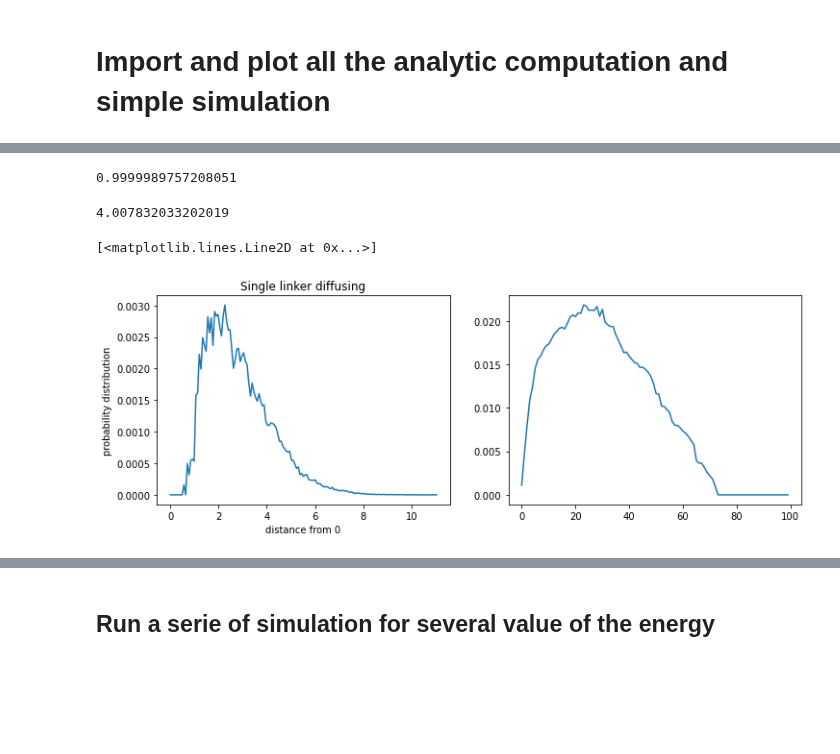
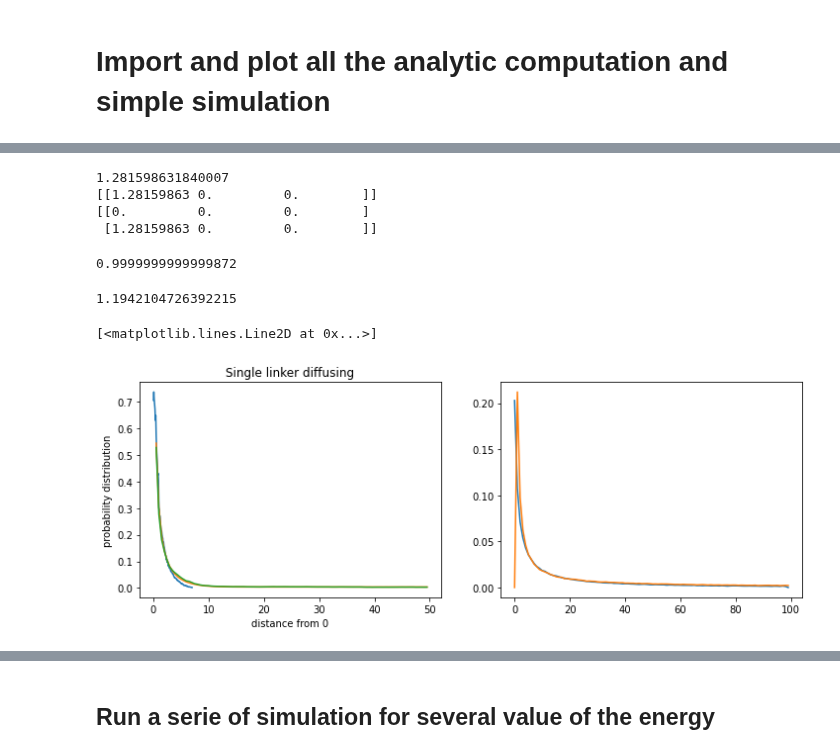
Before and after one commit to HugoLeRoy94/Aging_Condensate, a Jupyter notebook: Fixed_number_of_linkers/From_analytic_to_Gillespie.ipynb, the cells around one changed output, grey strips where cells are left out. Saved outputs shown, nothing was run; the diff lists cells and outputs as text; code cells hidden in the pictures; blank space fills up the shorter version.

```diff
--- a/Fixed_number_of_linkers/From_analytic_to_Gillespie.ipynb
+++ b/Fixed_number_of_linkers/From_analytic_to_Gillespie.ipynb
@@ -24,7 +24,7 @@ L = 100
 Eb = -10.
 kdiff = 0.000207352
 size = 100
-dangling = False
+dangling = True
 # %%
 # Look at the dangling and loop probability distribution of meeting :
 X0,Pmeet_dangling = SSSMatrix.PmeetArray(R,L,size,dangling = True)
@@ -76,5 +74,5 @@ the average distance for a dangling bond : d = 23.30702969866215
 # %%
-Sys = backend.System(ell_tot=L,rho0=0.,BindingEnergy=-100.,kdiff=kdiff*5,seed = np.random.randint(0,1000000),Nlinker=5)
+Sys = backend.System(ell_tot=L,rho0=0.,BindingEnergy=Eb,kdiff=kdiff*5,seed = np.random.randint(0,1000000),Nlinker=2,dimension=1)
 Sys.Plot3DSystem()
 print([np.linalg.norm(r) for r in Sys.get_r()])
 # %% [output]
@@ -89,21 +87,31 @@ print(Sim.move)
+# %%
+print(Sim.average_distance(Sys.get_r()))
+print(Sys.get_r()[np.argwhere([np.any((Sys.get_r()-np.array([0.,0.,0.]))!=0, axis=1)])[:,1]])
+print(Sys.get_r())
+# %% [output]
+1.281598631840007
+[[1.28159863 0.         0.        ]]
+[[0.         0.         0.        ]
+ [1.28159863 0.         0.        ]]
 # %%
-
 print(Sim.integrate_density(Sim.PR))
 #print(np.sum(Sim.PR*)*Sim.dr*4*np.arccos(-1))
 # %% [output]
-0.9999989757208051
+0.9999999999999872
 # %%
 print(Sim.Mean_distance)
 fig,ax = plt.subplots(ncols=2,figsize=(12,4))
 ax[0].plot(Sim.get_X(Sim.PR.shape[0]),Sim.PR)
 #ax[0].plot(X*R,PMatrix)
 ax[0].set_xlabel('distance from 0')
 ax[0].set_ylabel('probability distribution')
 ax[0].set_title('Single linker diffusing')
 ax[1].plot(np.linspace(0,Sim.System.ell_tot,Sim.L_size,endpoint=False),Sim.PL)
-#plt.yscale('log')
-#plt.savefig('single_linker_diffusion_10E7.svg',transparent=True,bbox_inches='tight')
+ax[0].plot(X*R,PMatrix)
+ax[0].plot(sssys.X(),sssys.PR)
+#ax[0].set_yscale('log')
+ax[1].plot(np.linspace(0.,sssys.L,sssys.N_L_points,endpoint=False),sssys.PL)
 # %% [output]
-4.007832033202019
+1.1942104726392215
 [<matplotlib.lines.Line2D at 0x...>]
-[figure, old version]
+[figure, new version]
```
Also changed, not shown: parts of 21 cells of this notebook, 11 other files.
